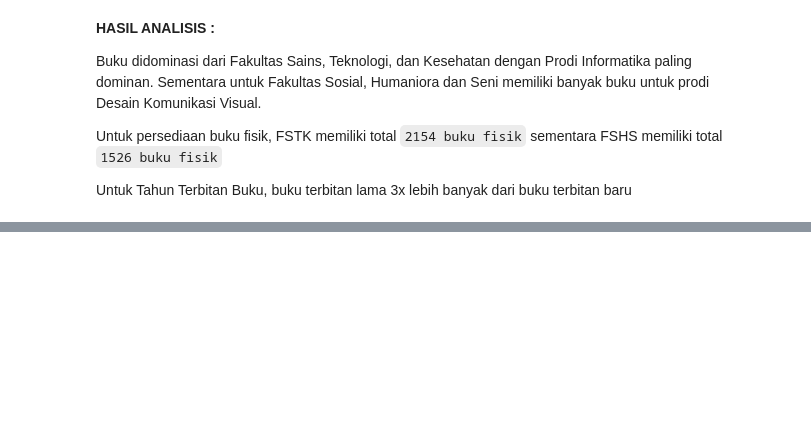
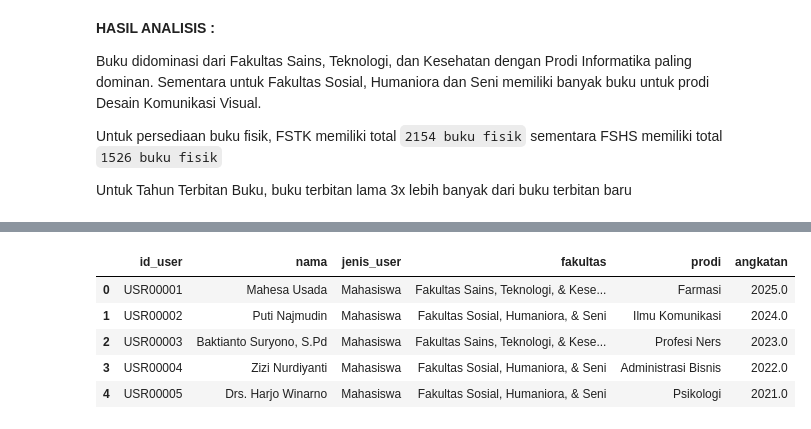
Before and after one commit to mayanggumelarr/Hybrid-Library-Book-Recomendation-Content-Base-Filtering, a Jupyter notebook: cbf-book-rec.ipynb, the cells around one changed output, grey strips where cells are left out. Cells and saved outputs as stored; diff of their text form; code cells hidden in the pictures; blank space fills up the shorter version.

```diff
--- a/cbf-book-rec.ipynb
+++ b/cbf-book-rec.ipynb
@@ -185,0 +203,9 @@ Untuk Tahun Terbitan Buku, buku terbitan lama 3x lebih banyak dari buku terbitan
+# %%
+df_user.head()
+# %% [output]
+|  | id_user | nama | jenis_user | fakultas | prodi | angkatan |
+| 0 | USR00001 | Mahesa Usada | Mahasiswa | Fakultas Sains, Teknologi, & Kese... | Farmasi | 2025.0 |
+| 1 | USR00002 | Puti Najmudin | Mahasiswa | Fakultas Sosial, Humaniora, & Seni | Ilmu Komunikasi | 2024.0 |
+| 2 | USR00003 | Baktianto Suryono, S.Pd | Mahasiswa | Fakultas Sains, Teknologi, & Kese... | Profesi Ners | 2023.0 |
+| 3 | USR00004 | Zizi Nurdiyanti | Mahasiswa | Fakultas Sosial, Humaniora, & Seni | Administrasi Bisnis | 2022.0 |
+| 4 | USR00005 | Drs. Harjo Winarno | Mahasiswa | Fakultas Sosial, Humaniora, & Seni | Psikologi | 2021.0 |
```
Also changed, not shown: parts of 7 cells of this notebook.
